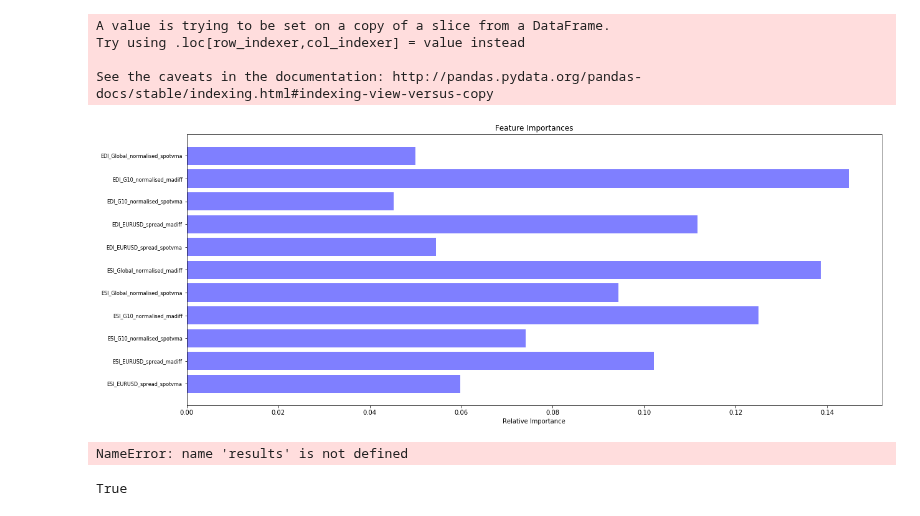
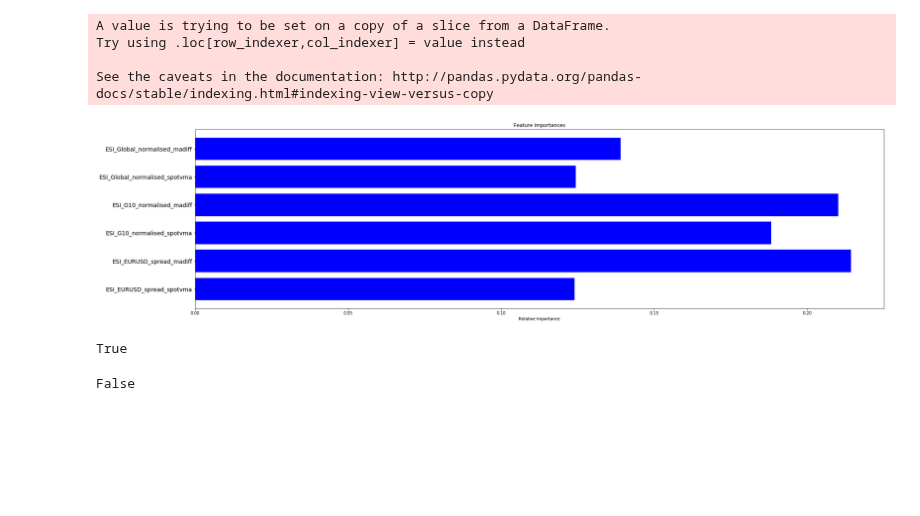
Before and after one commit to egill12/machine_learning, a Jupyter notebook: model2_trend_estimation.ipynb, the cells around one changed output. Drawn from its saved outputs; the diff is of its cells as text; code cells hidden in the pictures; blank space fills up the shorter version.

```diff
--- a/model2_trend_estimation.ipynb
+++ b/model2_trend_estimation.ipynb
@@ -70,6 +70,10 @@ array([  0.        ,  -0.39104105,  -0.25810771, ...,  -9.83269382,
 # next steps--> creating an engine to run a rf on the 1 month head returns of the startegy based on the features
 # use var imp type module.
 from model_functions import standardise_data
+import numpy as np
+import pandas as pd
+from create_model_features import trends_features
+from copy import deepcopy
 from sklearn.preprocessing import StandardScaler
 from model_functions import create_train_test_file
 from run_decision_tree import set_params_trend_estimate, set_params_random_forests
@@ -81,6 +85,9 @@ train_size = trend_estimate_dict['train_size']# no. data points in the train
 test_split = trend_estimate_dict['test_split']
 test_buffer = trend_estimate_dict['test_buffer']
 concat_results = False
+# open trend estimation file from here
+trend_location = r"C:\Users\edgil\Documents\Masters\dissertation\data\best_results\trendestimation.csv"
+trend_estimation = pd.read_csv(trend_location)
 # list of available strats
 trend_strats = ["Linear","SVM_erf","RF_erf","LSTM1_erf","LSTM2_erf"]
 # trend features
@@ -88,8 +95,11 @@ T_features = ["ESI_EURUSD_spread_spotvma", "ESI_EURUSD_spread_madiff",       "ES
                    "ESI_G10_normalised_madiff", "ESI_Global_normalised_spotvma", "ESI_Global_normalised_madiff",
                    "EDI_EURUSD_spread_spotvma", "EDI_EURUSD_spread_madiff",       "EDI_G10_normalised_spotvma",
                    "EDI_G10_normalised_madiff", "EDI_Global_normalised_spotvma",  "EDI_Global_normalised_madiff"]
-trend_model = "SVM_erf"
-feats = deepcopy(T_features)
+dynamic_T_features = ["ESI_EURUSD_spread_madiff", "ESI_G10_normalised_madiff",  "ESI_Global_normalised_madiff",
+                   "EDI_EURUSD_spread_madiff", "EDI_G10_normalised_madiff", "EDI_Global_normalised_madiff"]
+feats_to_use = dynamic_T_features  # can place t feats here too if needed
+trend_model = "LSTM1_erf"
+feats = deepcopy(feats_to_use)
 feats.append("Date")
 feats.append(trend_model)
 # now kick off the learning approach
@@ -110,8 +120,8 @@ from run_decision_tree import decision_tree
 from sklearn.ensemble import RandomForestClassifier, RandomForestRegressor
 scaler = StandardScaler()
 use_RF = rf_dict['use_RF']
-train_sample = pd.DataFrame(scaler.fit_transform(train[T_features]), columns = list(T_features))
-test_sample = pd.DataFrame(scaler.transform(test[T_features]), columns = list(T_features))
+train_sample = pd.DataFrame(scaler.fit_transform(train[feats_to_use]), columns = list(feats_to_use))
+test_sample = pd.DataFrame(scaler.transform(test[feats_to_use]), columns = list(feats_to_use))
 use_classifier = rf_dict['use_classifier']
 use_risk_adjusted = rf_dict['use_risk_adjusted']
 ntree = rf_dict['ntrees'][0]
@@ -124,44 +134,56 @@ if use_RF:
     results, acc_score = decision_tree(train_sample, test_sample,use_classifier, use_risk_adjusted,
                                        ntree, max_features, max_depth)
 if use_classifier:
-    clf = tree.DecisionTreeClassifier(max_leaf_nodes = 12, max_depth = 32)
+    clf = tree.DecisionTreeClassifier(max_leaf_nodes = 6, max_depth = 12)
     RF = RandomForestClassifier(n_estimators=ntree, max_features= max_features,max_depth = max_depth, verbose=0)
 else:
-    clf = tree.DecisionTreeRegressor(max_leaf_nodes = 12, max_depth = 32)
+    clf = tree.DecisionTreeRegressor(max_leaf_nodes = 6, max_depth = 12)
     RF = RandomForestRegressor(n_estimators=ntree, max_features= max_features, max_depth = max_depth,verbose=0)
-clf_model = clf.fit(train_sample[["EDI_Global_normalised_spotvma","EDI_EURUSD_spread_spotvma","ESI_Global_normalised_spotvma"]], train['target'])
+clf_model = clf.fit(train_sample[["EDI_Global_normalised_madiff","EDI_EURUSD_spread_madiff","ESI_Global_normalised_madiff"]],
+                    train['target'])
 rf_model = RF.fit(train_sample.iloc[:,:-1], train['target'])
 # %%
 from matplotlib import pyplot as plt
 importances = rf_model.feature_importances_
 indices = np.argsort(importances)
 
-plt.figure(figsize=(20,8))
+plt.figure(figsize=(30,8))
 plt.title('Feature Importances')
-plt.barh(range(len(importances)), importances, color='b', align='center', alpha = 0.5)
+plt.barh(range(len(importances)), importances, color='b', align='center')
 #plt.yticks(range(len(indices)), )
 plt.xlabel('Relative Importance')
-plt.yticks(range(len(importances)), T_features, fontsize=8)
-plt.show()
+plt.yticks(range(len(importances)), T_features, fontsize=14)
+varimp_location = r"C:\Users\edgil\Documents\Masters\dissertation\document\images\varimp_%s.png" % (trend_model)
+plt.savefig(varimp_location)
 # %% [output]
-[figure, old version]
+[figure, new version]
 # %%
 #from run_decision_tree import trend_estimate_backtester
+def get_trade(row):
+    '''
+
+    :param row:
+    :return:
+    '''
+    if row > 0:
+        return 1
+    else:
+        return 0
 
 def trend_estimate_backtester(test, results, trend_model):
     predictions = pd.DataFrame({"Date": test['Date'], "Predictions": results})
     test_results = pd.merge(test, predictions, how="left", on="Date").fillna(0)
     # calculate the returns of the signal
     test_results["scaled_signal"] = test_results['Predictions'].shift(2).rolling(trade_horizon).sum() / trade_horizon
-    test_results['strat_returns'] = test_results[trend_model] * test_results['scaled_signal']
+    test_results['trend_buy_sell'] = test_results['scaled_signal'].apply(get_trade)
+    test_results['strat_returns'] = test_results[trend_model] * test_results['trend_buy_sell']
     test_results['strat_returns_sum'] = test_results['strat_returns'].cumsum()
+    test_results['nonfiltered_ret'] = test_results[trend_model].cumsum()
     return test_results
 test_results = trend_estimate_backtester(test,results,trend_model)
 test_location = r"C:\Users\edgil\Documents\Masters\dissertation\data\best_results\trend_estimate_results\model%s_TH%s_ntree%s_classifier%s_riskadj%s.csv" % (
     trend_model, trade_horizon, ntree ,use_classifier, use_risk_adjusted)
 test_results.to_csv(test_location, index = False)
-# %% [output]
-NameError: name 'results' is not defined
 # %%
 # save the tree from clf
 # visualise the data
@@ -180,3 +215,7 @@ tree_location = r"C:\Users\edgil\Documents\Masters\dissertation\data\best_result
 graph.write_pdf(tree_location)
 # %% [output]
 True
+# %%
+use_classifier
+# %% [output]
+False
```
Also changed, not shown: parts of 1 cell of this notebook, 1 other file.
